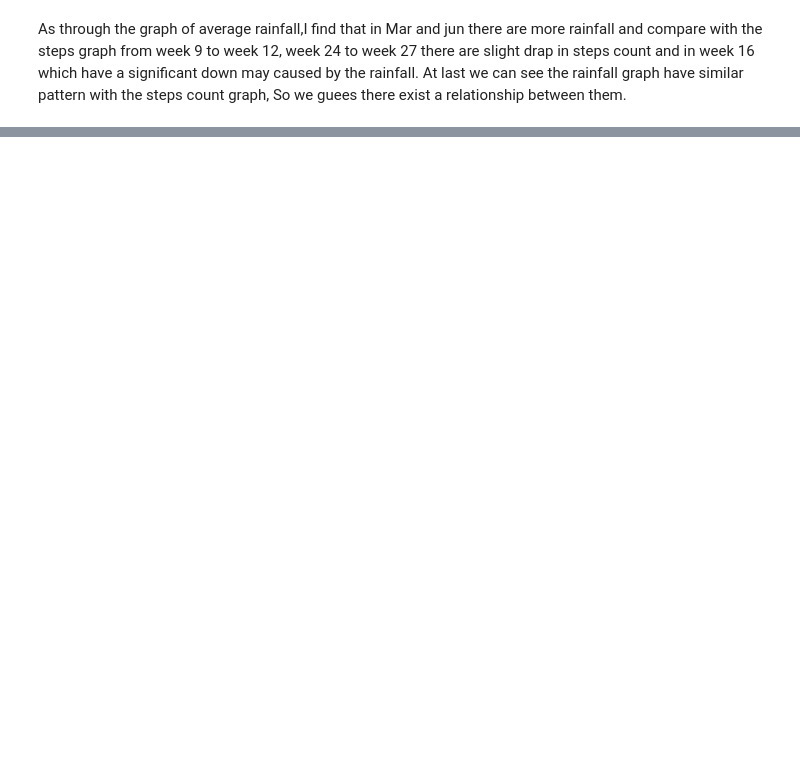
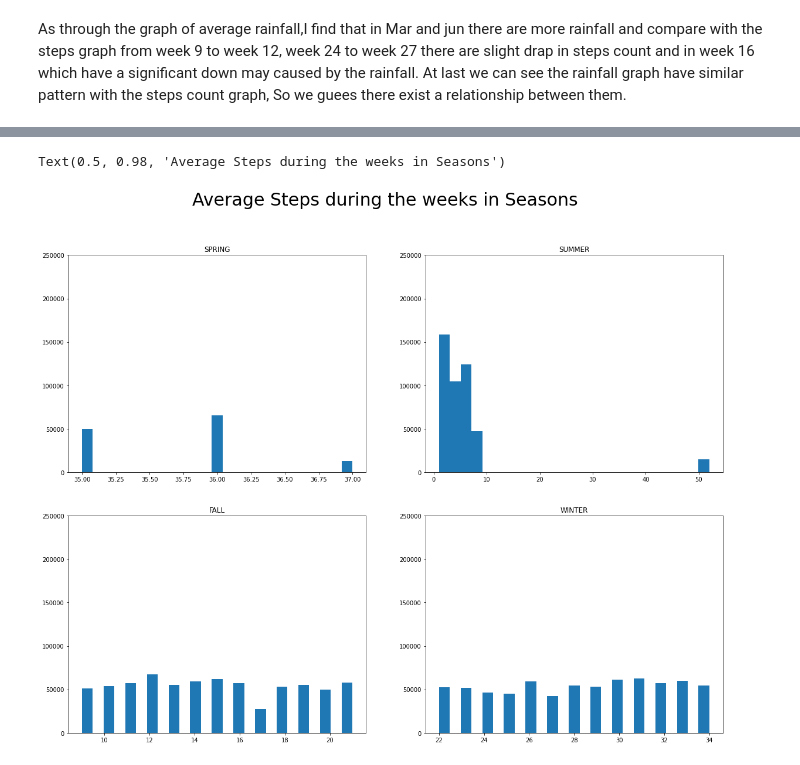
Before and after one commit to KuaiYu715/Steps-Counts-Analysis, a Jupyter notebook: Process notebook/De shi/Code/Code_ds.ipynb, the cells around one changed output, grey strips where cells are left out. Saved outputs shown, nothing was run; the diff lists cells and outputs as text; code cells hidden in the pictures; blank space fills up the shorter version.

```diff
--- a/Process notebook/De shi/Code/Code_ds.ipynb
+++ b/Process notebook/De shi/Code/Code_ds.ipynb
@@ -208,0 +290,6 @@ As through the graph of average rainfall,I find that in Mar and jun there are mo
+# %%
+season = gb_month.copy()
+season['month'] = season['month'].replace([9,10,11], 'Spring')
+season['month'] = season['month'].replace([12,1,2], 'Summer')
+season['month'] = season['month'].replace([3,4,5], 'Fall')
+season['month'] = season['month'].replace([6,7,8], 'Winter')
@@ -208,0 +300,7 @@ As through the graph of average rainfall,I find that in Mar and jun there are mo
+# %%
+season.rename({"Steps (count)":"sum of steps"}, axis = 1, inplace = True)
+season.rename({"month":"season"}, axis = 1, inplace = True)
+# %%
+gb_season = season.groupby(['season','week']).mean() #We have grouped the averages of different seasons and weeks
+
+gb_season.head()
@@ -208,0 +315,37 @@ As through the graph of average rainfall,I find that in Mar and jun there are mo
+# %%
+#Let the data of the corresponding season be stored in the corresponding variable name
+spring = gb_season.iloc[gb_season.index.get_level_values('season') == 'Spring'].reset_index()
+summer = gb_season.iloc[gb_season.index.get_level_values('season') == 'Summer'].reset_index()
+fall = gb_season.iloc[gb_season.index.get_level_values('season') == 'Fall'].reset_index()
+winter = gb_season.iloc[gb_season.index.get_level_values('season') == 'Winter'].reset_index()
+# %%
+fig, ax = plt.subplots(2, 2, figsize=(20, 15)) #set a 2x2 figure table to show the 4 different seasons
+
+plt.subplot(2,2,1) # to be the first 1 (top left)
+plt.hist(x = spring['week'], weights = spring['sum of steps'], bins = 25)
+ax = plt.gca()
+ax.set_ylim([0, 250000])
+plt.title('SPRING')
+
+plt.subplot(2,2,2) # to be the first 1 (top right)
+plt.hist(x = summer['week'], weights = summer['sum of steps'], bins = 25)
+ax = plt.gca()
+ax.set_ylim([0, 250000])
+plt.title('SUMMER')
+
+plt.subplot(2,2,3) # to be the first 1 (bottom left)
+plt.hist(x = fall['week'], weights = fall['sum of steps'], bins = 25)
+ax = plt.gca()
+ax.set_ylim([0, 250000])
+plt.title('FALL')
+
+plt.subplot(2,2,4) # to be the first 1 (bottom right)
+plt.hist(x = winter['week'], weights = winter['sum of steps'], bins = 25)
+ax = plt.gca()
+ax.set_ylim([0, 250000])
+plt.title('WINTER')
+
+plt.suptitle('Average Steps during the weeks in Seasons', fontsize=30)
+# %% [output]
+Text(0.5, 0.98, 'Average Steps during the weeks in Seasons')
+[figure, added]
```
Also changed, not shown: parts of 36 cells of this notebook.
